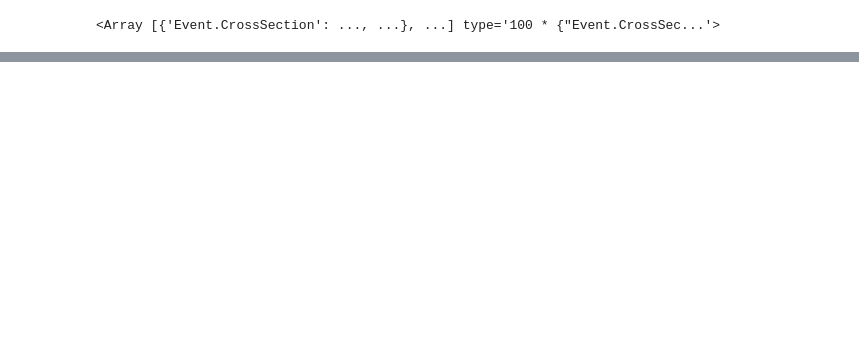
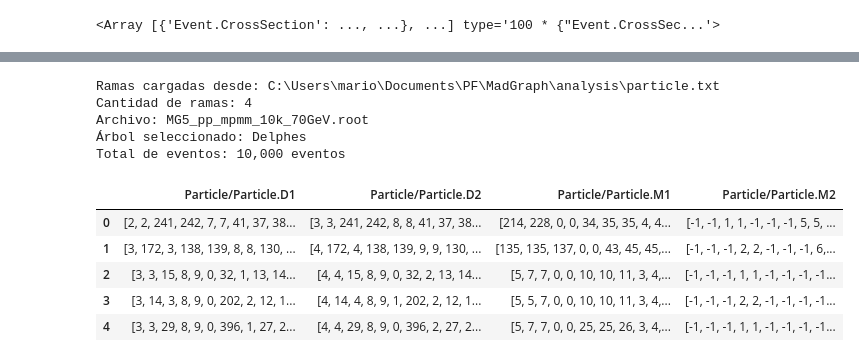
Before and after one commit to MASilva139/ECFM-PF, a Jupyter notebook: MadGraph/pp_mpmm.ipynb, the cells around one changed output, grey strips where cells are left out. Cells and saved outputs as stored; diff of their text form; code cells hidden in the pictures; blank space fills up the shorter version.

```diff
--- a/MadGraph/pp_mpmm.ipynb
+++ b/MadGraph/pp_mpmm.ipynb
@@ -136,0 +174,17 @@ Memoria total: 3.60 MB
+# %%
+io.load_dataframe(
+    branches=io.txt_data("particle"),
+    dataset='mpmm_10k_70',
+).head()
+# %% [output]
+Ramas cargadas desde: C:\Users\mario\Documents\PF\MadGraph\analysis\particle.txt
+Cantidad de ramas: 4
+Archivo: MG5_pp_mpmm_10k_70GeV.root
+Árbol seleccionado: Delphes
+Total de eventos: 10,000 eventos
+|  | Particle/Particle.D1 | Particle/Particle.D2 | Particle/Particle.M1 | Particle/Particle.M2 |
+| 0 | [2, 2, 241, 242, 7, 7, 41, 37, 38... | [3, 3, 241, 242, 8, 8, 41, 37, 38... | [214, 228, 0, 0, 34, 35, 35, 4, 4... | [-1, -1, 1, 1, -1, -1, -1, 5, 5, ... |
+| 1 | [3, 172, 3, 138, 139, 8, 8, 130, ... | [4, 172, 4, 138, 139, 9, 9, 130, ... | [135, 135, 137, 0, 0, 43, 45, 45,... | [-1, -1, -1, 2, 2, -1, -1, -1, 6,... |
+| 2 | [3, 3, 15, 8, 9, 0, 32, 1, 13, 14... | [4, 4, 15, 8, 9, 0, 32, 2, 13, 14... | [5, 7, 7, 0, 0, 10, 10, 11, 3, 4,... | [-1, -1, -1, 1, 1, -1, -1, -1, -1... |
+| 3 | [3, 14, 3, 8, 9, 0, 202, 2, 12, 1... | [4, 14, 4, 8, 9, 1, 202, 2, 12, 1... | [5, 5, 7, 0, 0, 10, 10, 11, 3, 4,... | [-1, -1, -1, 2, 2, -1, -1, -1, -1... |
+| 4 | [3, 3, 29, 8, 9, 0, 396, 1, 27, 2... | [4, 4, 29, 8, 9, 0, 396, 2, 27, 2... | [5, 7, 7, 0, 0, 25, 25, 26, 3, 4,... | [-1, -1, -1, 1, 1, -1, -1, -1, -1... |
```
Also changed, not shown: parts of 14 cells of this notebook, 3 other files.
